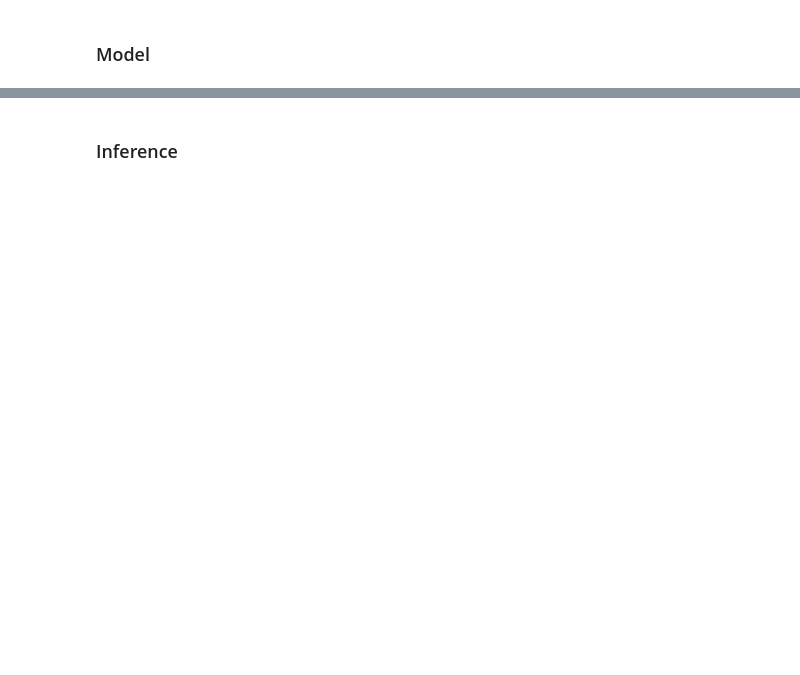
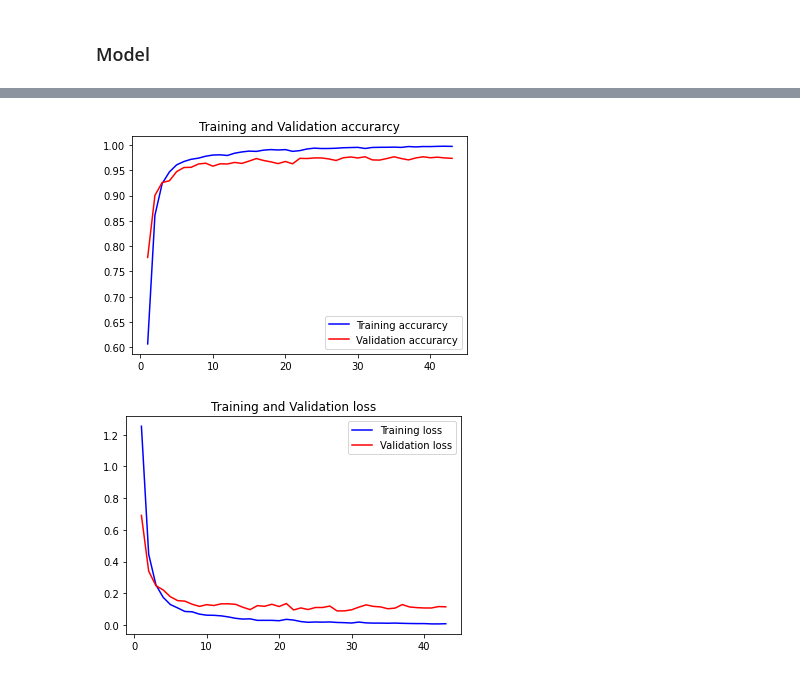
Before and after one commit to paddydoc/paddy-doctor-dataset, a Jupyter notebook: xception.ipynb, the cells around one changed output, grey strips where cells are left out. Drawn from its saved outputs; the diff is of its cells as text; code cells hidden in the pictures; blank space fills up the shorter version.

Commit message:
Xception | Version 2

```diff
--- a/xception.ipynb
+++ b/xception.ipynb
@@ -227,6 +193,21 @@ model.summary()
+# %%
+early_stop = tf.keras.callbacks.EarlyStopping(patience=15,
+                                              monitor='val_loss',
+                                              restore_best_weights=True,
+                                              verbose=1)
+
+reduce_lr = tf.keras.callbacks.ReduceLROnPlateau(patience=5,
+                                                 monitor='val_loss',
+                                                 factor=0.75,
+                                                 verbose=1)
+
+checkpoint = tf.keras.callbacks.ModelCheckpoint(filepath='xception.weights.best.hdf5',
+                                                monitor='val_loss',
+                                                verbose=1,
+                                                save_best_only=True)
 # %%
 history = model.fit(train_datagen,
                     validation_data=valid_datagen,
                     batch_size=batch_size,
-                    epochs=100,
-                    callbacks=[early_stop,reduce_lr])
+                    epochs=EPOCHS,
+                    callbacks=[early_stop,reduce_lr, checkpoint])
@@ -264,2 +237,0 @@ model.save_weights('model_xception_weights.hdf5')
-# %% [markdown]
-### Inference
@@ -278,0 +238,26 @@ predict_max = np.argmax(model.predict(test_data, verbose=1),axis=1)
+# %%
+%%time
+temp = pd.DataFrame(history.history)
+temp.to_csv('model_xception_history.csv', index=False)
+
+acc = history.history['accuracy']
+val_acc = history.history['val_accuracy']
+loss = history.history['loss']
+val_loss = history.history['val_loss']
+epochs = range(1, len(acc) + 1)
+#Train and validation accuracy
+plt.plot(epochs, acc, 'b', label='Training accurarcy')
+plt.plot(epochs, val_acc, 'r', label='Validation accurarcy')
+plt.title('Training and Validation accurarcy')
+plt.legend()
+
+plt.figure()
+#Train and validation loss
+plt.plot(epochs, loss, 'b', label='Training loss')
+plt.plot(epochs, val_loss, 'r', label='Validation loss')
+plt.title('Training and Validation loss')
+plt.legend()
+plt.show()
+# %% [output]
+[figure, added]
+[figure, added]
```
Also changed, not shown: parts of 47 cells of this notebook.
